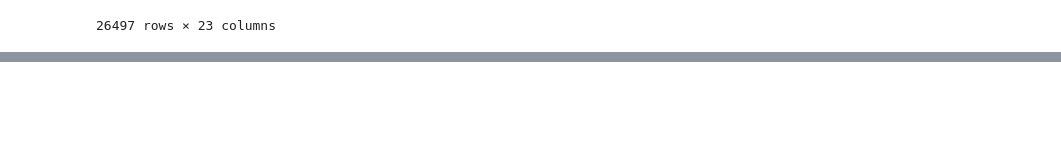
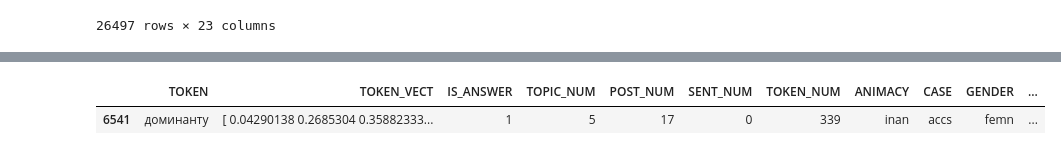
Before and after one commit to DmitryKutsev/cross-document_coreference, a Jupyter notebook: classifiers/new_decision_tree.ipynb, the cells around one changed output, grey strips where cells are left out. Saved outputs shown, nothing was run; the diff lists cells and outputs as text; code cells hidden in the pictures; blank space fills up the shorter version.

```diff
--- a/classifiers/new_decision_tree.ipynb
+++ b/classifiers/new_decision_tree.ipynb
@@ -129,2 +126,5 @@ cor_df_test
 # %%
-cor_df
+cor_df.iloc[[6541]]
+# %% [output]
+|  | TOKEN | TOKEN_VECT | IS_ANSWER | TOPIC_NUM | POST_NUM | SENT_NUM | TOKEN_NUM | ANIMACY | CASE | GENDER | ... |
+| 6541 | доминанту | [ 0.04290138 0.2685304 0.35882333... | 1 | 5 | 17 | 0 | 339 | inan | accs | femn | ... |
```
Also changed, not shown: parts of 26 cells of this notebook.
